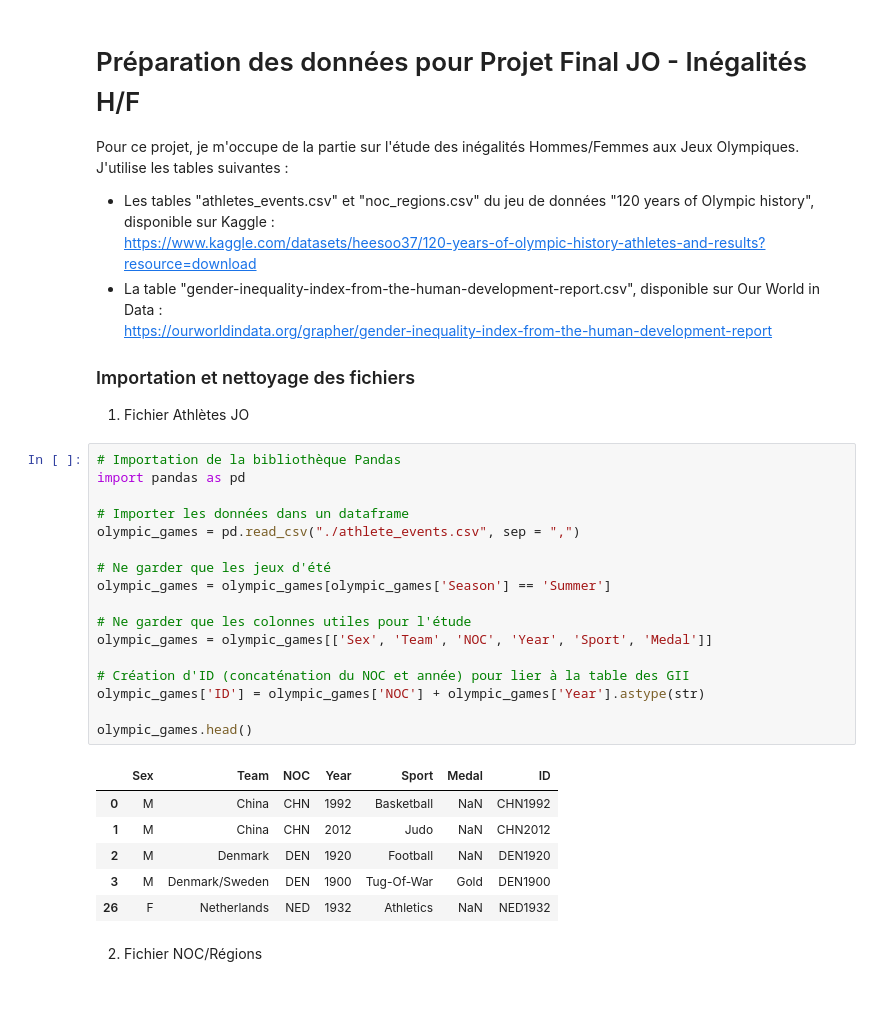
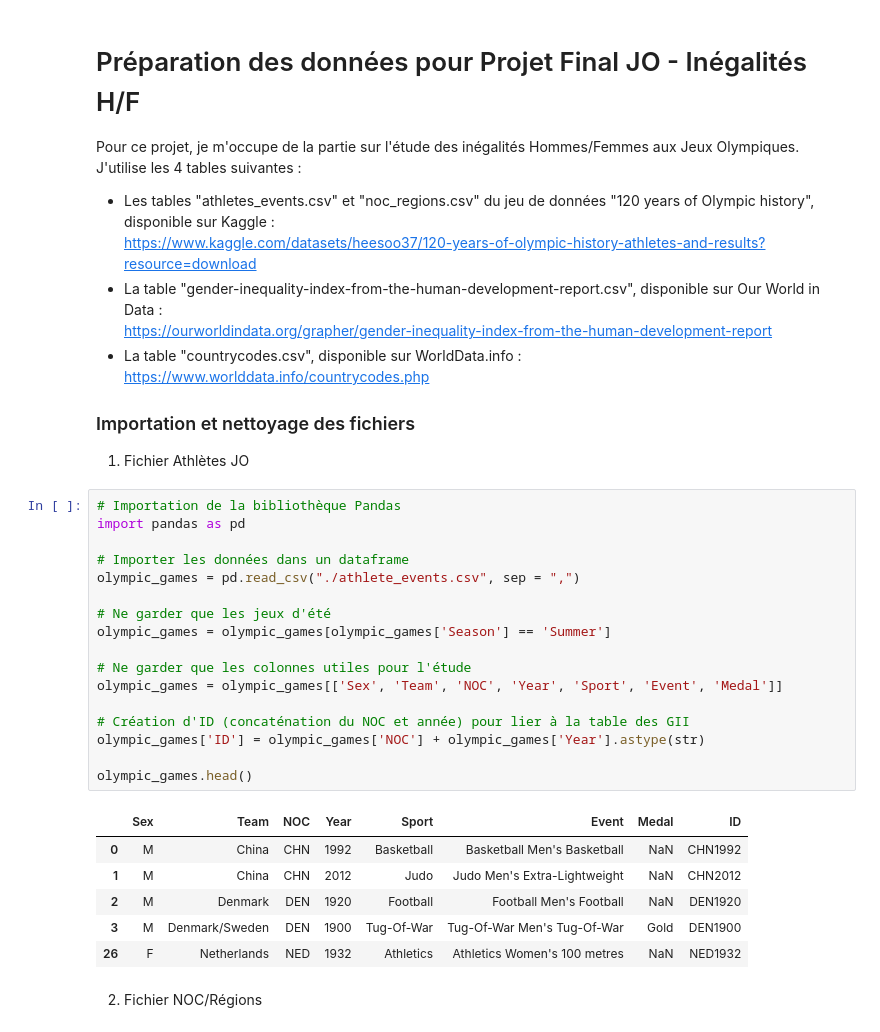
Before and after one commit to Suziwan/Projet_Final_JO, a Jupyter notebook: dataprep/Suzanne/Data_Preparation_Suzanne.ipynb, the cells around one changed output. Cells and saved outputs as stored; diff of their text form; blank space fills up the shorter version.

Commit message:
data preparation gender equality final

```diff
--- a/dataprep/Suzanne/Data_Preparation_Suzanne.ipynb
+++ b/dataprep/Suzanne/Data_Preparation_Suzanne.ipynb
@@ -2,11 +2,13 @@
 # Préparation des données pour Projet Final JO - Inégalités H/F
 
 Pour ce projet, je m'occupe de la partie sur l'étude des inégalités Hommes/Femmes aux Jeux Olympiques.
-J'utilise les tables suivantes :
+J'utilise les 4 tables suivantes :
 - Les tables "athletes_events.csv" et "noc_regions.csv" du jeu de données "120 years of Olympic history", disponible sur Kaggle :
     https://www.kaggle.com/datasets/heesoo37/120-years-of-olympic-history-athletes-and-results?resource=download
 - La table "gender-inequality-index-from-the-human-development-report.csv", disponible sur Our World in Data :
     https://ourworldindata.org/grapher/gender-inequality-index-from-the-human-development-report
+- La table "countrycodes.csv", disponible sur WorldData.info :
+    https://www.worlddata.info/countrycodes.php
 
 ### Importation et nettoyage des fichiers
 
@@ -14,27 +16,27 @@ J'utilise les tables suivantes :
 # %%
 # Importation de la bibliothèque Pandas
 import pandas as pd
 
 # Importer les données dans un dataframe
 olympic_games = pd.read_csv("./athlete_events.csv", sep = ",")
 
 # Ne garder que les jeux d'été
 olympic_games = olympic_games[olympic_games['Season'] == 'Summer']
 
 # Ne garder que les colonnes utiles pour l'étude
-olympic_games = olympic_games[['Sex', 'Team', 'NOC', 'Year', 'Sport', 'Medal']]
+olympic_games = olympic_games[['Sex', 'Team', 'NOC', 'Year', 'Sport', 'Event', 'Medal']]
 
 # Création d'ID (concaténation du NOC et année) pour lier à la table des GII
 olympic_games['ID'] = olympic_games['NOC'] + olympic_games['Year'].astype(str)
 
 olympic_games.head()
 # %% [output]
-|  | Sex | Team | NOC | Year | Sport | Medal | ID |
-| 0 | M | China | CHN | 1992 | Basketball | NaN | CHN1992 |
-| 1 | M | China | CHN | 2012 | Judo | NaN | CHN2012 |
-| 2 | M | Denmark | DEN | 1920 | Football | NaN | DEN1920 |
-| 3 | M | Denmark/Sweden | DEN | 1900 | Tug-Of-War | Gold | DEN1900 |
-| 26 | F | Netherlands | NED | 1932 | Athletics | NaN | NED1932 |
+|  | Sex | Team | NOC | Year | Sport | Event | Medal | ID |
+| 0 | M | China | CHN | 1992 | Basketball | Basketball Men's Basketball | NaN | CHN1992 |
+| 1 | M | China | CHN | 2012 | Judo | Judo Men's Extra-Lightweight | NaN | CHN2012 |
+| 2 | M | Denmark | DEN | 1920 | Football | Football Men's Football | NaN | DEN1920 |
+| 3 | M | Denmark/Sweden | DEN | 1900 | Tug-Of-War | Tug-Of-War Men's Tug-Of-War | Gold | DEN1900 |
+| 26 | F | Netherlands | NED | 1932 | Athletics | Athletics Women's 100 metres | NaN | NED1932 |
 # %% [markdown]
 2. Fichier NOC/Régions
 # %%
```
Also changed, not shown: parts of 25 cells of this notebook, 5 other files.
